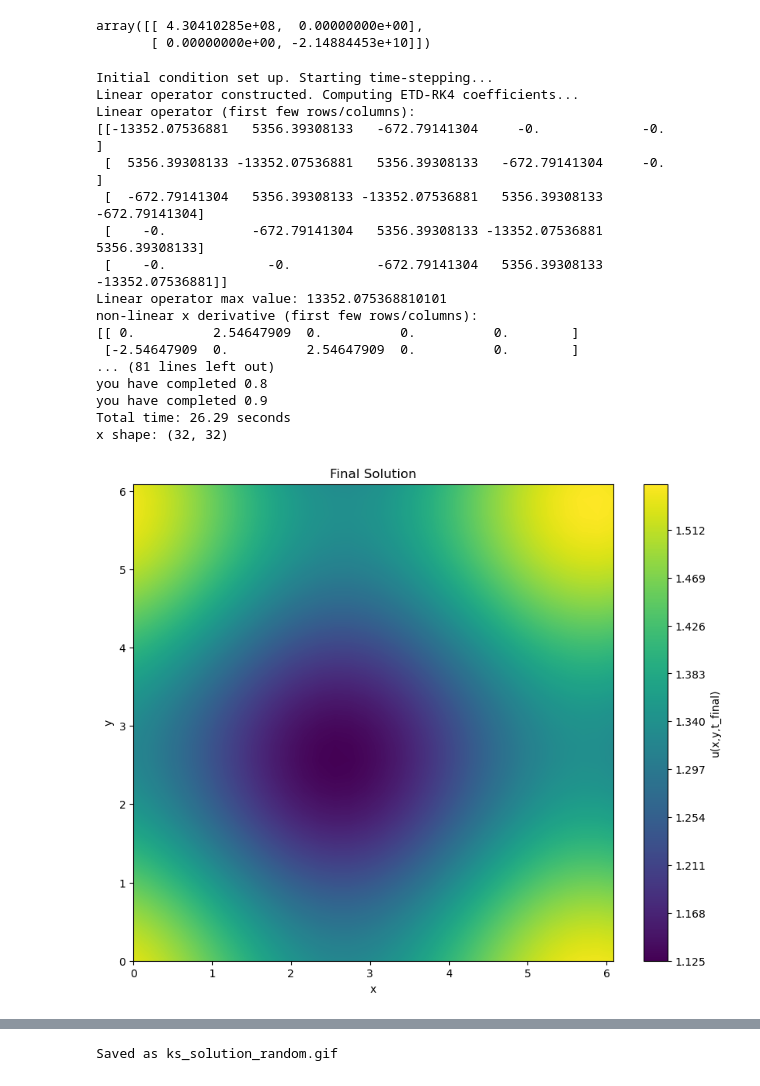
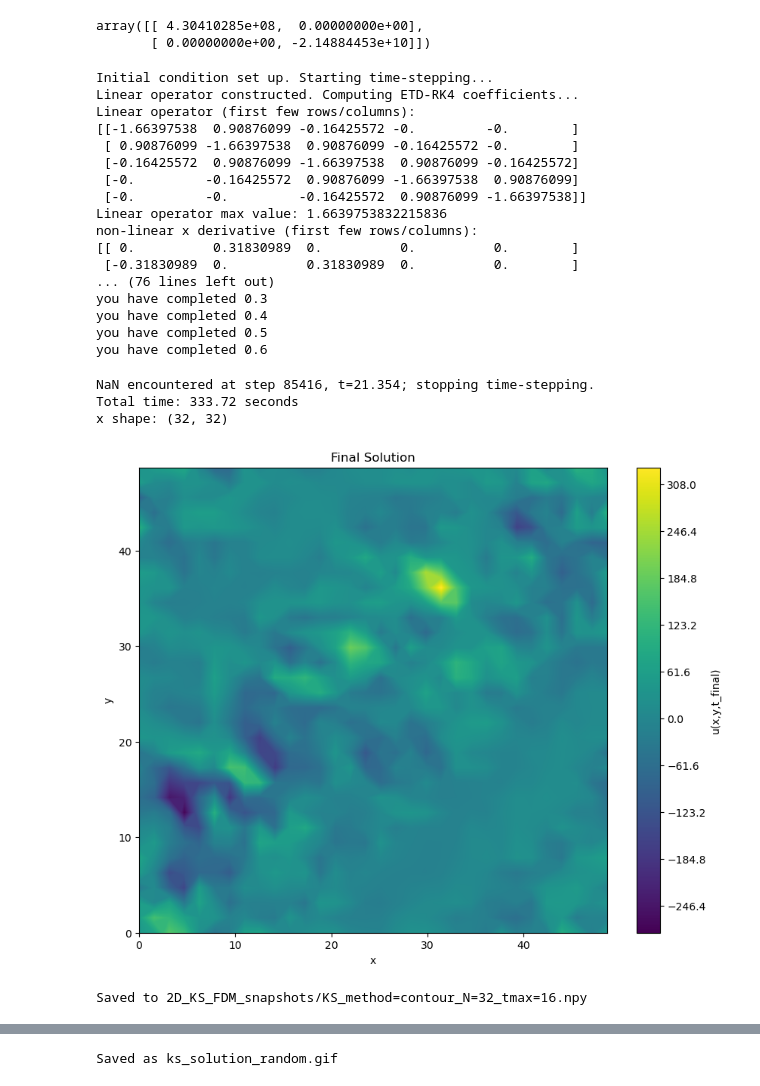
Before and after one commit to Gaffeyh/Research_Project, a Jupyter notebook: ETD_FDM/2D_KS_FDM.ipynb, the cells around one changed output, grey strips where cells are left out. Drawn from its saved outputs; the diff is of its cells as text; code cells hidden in the pictures.

Commit message:
Added snapshots fot the 2D KS equation, expanded space dimension to 16 pi. Did some fiddling with ETDRK2 but could not find out why the default approach works better at low values.

```diff
--- a/ETD_FDM/2D_KS_FDM.ipynb
+++ b/ETD_FDM/2D_KS_FDM.ipynb
@@ -265,20 +265,25 @@ taylor_series_Q(M, 20)
 array([[ 4.30410285e+08,  0.00000000e+00],
        [ 0.00000000e+00, -2.14884453e+10]])
 # %%
-def KS_FDM_2D(N, method = 'contour'):
+def KS_FDM_2D(N, method = 'contour',ic = 'random'):
     order = 18
     time_start = time.time()
     ##Discretize the spatial domain
-    x = np.linspace(0, 2*np.pi, N, endpoint=False)
-    y = np.linspace(0, 2*np.pi, N, endpoint=False)
+    x = np.linspace(0, 16*np.pi, N, endpoint=False)
+    y = np.linspace(0, 16*np.pi, N, endpoint=False)
     dx = x[1] - x[0]
+    if ic == 'random':
+        np.random.seed(12345)
+        X, Y = np.meshgrid(x, y)
+        u0 = np.random.randn(N, N)  # Random normal distribution
 
-    ## initial condition
-    ## np.cos(x/16) * (1 + np.sin(x/16))* np.cos(y/16) * (1 + np.sin(y/16))
-    X, Y = np.meshgrid(x, y)
-    u0 = np.cos(X/16) * (1 + np.sin(X/16))* (np.cos(Y/16) * (1 + np.sin(Y/16)))
-    u = u0.flatten()
-
+        u = u0.flatten()
+    else:
+        ## initial condition
+        ## np.cos(x/16) * (1 + np.sin(x/16))* np.cos(y/16) * (1 + np.sin(y/16))
+        X, Y = np.meshgrid(x, y)
+        u0 = np.cos(X/16) * (1 + np.sin(X/16))* (np.cos(Y/16) * (1 + np.sin(Y/16)))
+        u = u0.flatten()
 
     print("Initial condition set up. Starting time-stepping...")
 
@@ -363,7 +368,7 @@ def KS_FDM_2D(N, method = 'contour'):
     tt = np.array([0.0])
 
 
-    tmax = 1
+    tmax = 32
     nmax = round(tmax / h)
     nplt = int(np.floor((nmax/100)))
     snapshots = []
@@ -382,11 +387,11 @@ def KS_FDM_2D(N, method = 'contour'):
         ##print("Max value in a:", np.max(np.abs(a)))
 
         #print("shape of a: ", a.shape)
-        Na = -0.5 * ((x_deriv @ (a**2)) + (y_deriv @ (a**2)))
+        Na = -0.5 * ((x_deriv @ a**2) + (y_deriv @ a**2))
         b = E2 @ u + Q @ Na
-        Nb = -0.5 * ((x_deriv @ (b**2)) + (y_deriv @ (b**2)))
+        Nb = -0.5 * ((x_deriv @ b**2) + (y_deriv @ b**2))
         c = E2 @ a + Q @ (2*Nb - Nu)
-        Nc = -0.5 * ((x_deriv @ (c**2)) + (y_deriv @ (c**2)))
+        Nc = -0.5 * ((x_deriv @ c**2) + (y_deriv @ c**2))
         if np.any(np.isnan(a)) or np.any(np.isnan(b)) or np.any(np.isnan(c)):
             print(f"NaN encountered at step {n}, t={t:.6g}; stopping time-stepping.")
             break
@@ -408,35 +413,51 @@ def KS_FDM_2D(N, method = 'contour'):
 # %%
 ##compute the solution
 N = 32
-X, Y, snapshots, tt = KS_FDM_2D(N, method='contour')
+method = 'contour'
+X, Y, snapshots, tt = KS_FDM_2D(N, method=method, ic = 'random')
 ##plotting final solution
 plt.figure(figsize=(10, 8))
 print("x shape:", X.shape)
 plt.contourf(X, Y, snapshots[-1].reshape(N, N), levels=1000, cmap='viridis')
 plt.colorbar(label='u(x,y,t_final)')
 plt.xlabel('x')
 plt.ylabel('y')
 plt.title('Final Solution')
 plt.show()
 # %% [output]
 Initial condition set up. Starting time-stepping...
 Linear operator constructed. Computing ETD-RK4 coefficients...
 Linear operator (first few rows/columns):
-[[-13352.07536881   5356.39308133   -672.79141304     -0.             -0.        ]
- [  5356.39308133 -13352.07536881   5356.39308133   -672.79141304     -0.        ]
- [  -672.79141304   5356.39308133 -13352.07536881   5356.39308133   -672.79141304]
- [    -0.           -672.79141304   5356.39308133 -13352.07536881   5356.39308133]
- [    -0.             -0.           -672.79141304   5356.39308133 -13352.07536881]]
-Linear operator max value: 13352.075368810101
+[[-1.66397538  0.90876099 -0.16425572 -0.         -0.        ]
+ [ 0.90876099 -1.66397538  0.90876099 -0.16425572 -0.        ]
+ [-0.16425572  0.90876099 -1.66397538  0.90876099 -0.16425572]
+ [-0.         -0.16425572  0.90876099 -1.66397538  0.90876099]
+ [-0.         -0.         -0.16425572  0.90876099 -1.66397538]]
+Linear operator max value: 1.6639753832215836
 non-linear x derivative (first few rows/columns):
-[[ 0.          2.54647909  0.          0.          0.        ]
- [-2.54647909  0.          2.54647909  0.          0.        ]
-... (81 lines left out)
-you have completed 0.8
-you have completed 0.9
-Total time: 26.29 seconds
-x shape: (32, 32)
+[[ 0.          0.31830989  0.          0.          0.        ]
+ [-0.31830989  0.          0.31830989  0.          0.        ]
+... (76 lines left out)
+you have completed 0.3
+you have completed 0.4
+you have completed 0.5
+you have completed 0.6
+NaN encountered at step 85416, t=21.354; stopping time-stepping.
+Total time: 333.72 seconds
+x shape: (32, 32)
-[figure, old version]
+[figure, new version]
+# %%
+##save the final snapshot as a file
+# Create filename with method, N, and tmax
+final_snapshot = snapshots[-1].reshape(N, N)
+method = 'contour'
+tmax = 16
+
+filename = f'2D_KS_FDM_snapshots/KS_method={method}_N={N}_tmax={tmax}.npy'
+np.save(filename, final_snapshot)
+print(f"Saved to {filename}")
+# %% [output]
+Saved to 2D_KS_FDM_snapshots/KS_method=contour_N=32_tmax=16.npy
 # %%
 ##create a gif of the solution evolving over time
 from matplotlib.animation import FuncAnimation
```
Also changed, not shown: parts of 3 cells of this notebook, 7 other files.
